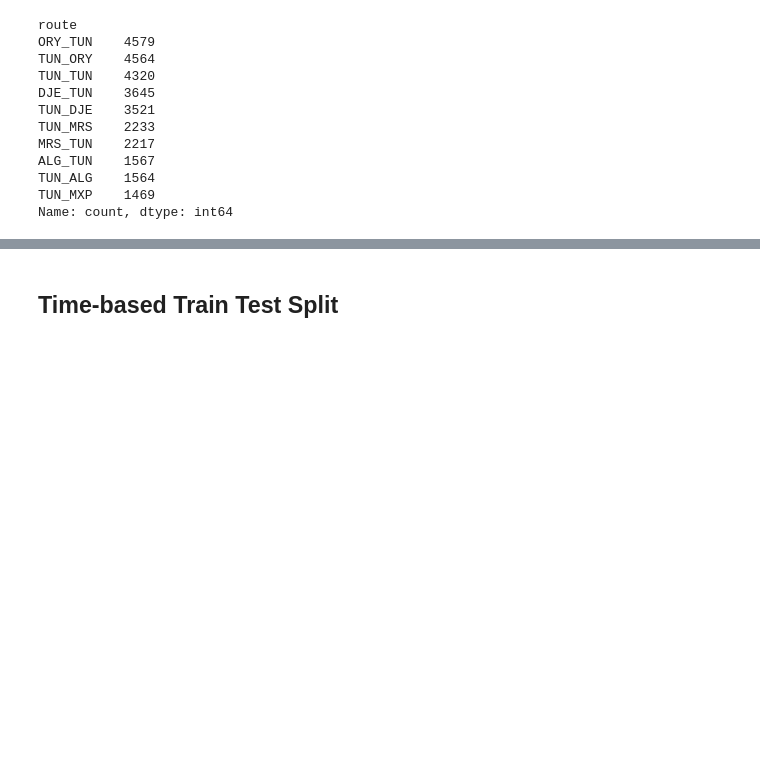
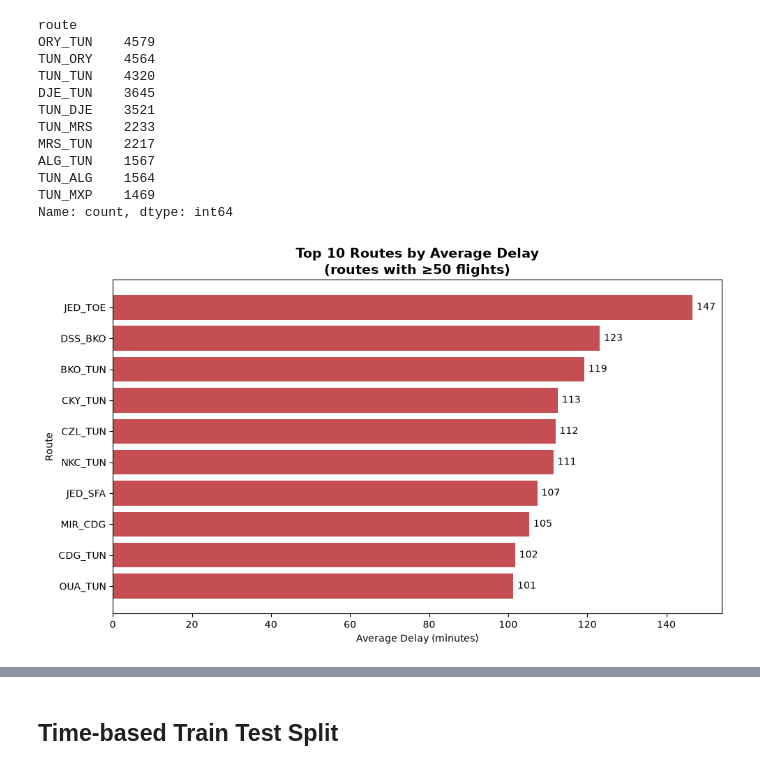
Before and after one commit to Lucaisok/ml_project_flight_delay_prediction, a Jupyter notebook: 04_flight_delay_modeling.ipynb, the cells around one changed output, grey strips where cells are left out. Cells and saved outputs as stored; diff of their text form; code cells hidden in the pictures; blank space fills up the shorter version.

Commit message:
plots

```diff
--- a/04_flight_delay_modeling.ipynb
+++ b/04_flight_delay_modeling.ipynb
@@ -55,6 +55,33 @@ ALG_TUN    1567
 TUN_ALG    1564
 TUN_MXP    1469
 Name: count, dtype: int64
+# %%
+import matplotlib.pyplot as plt
+
+# Filter to routes with a meaningful number of flights, so the ranking isn't
+# dominated by a route with just 1-2 flights and one extreme outlier delay
+route_stats = data.groupby('route')['target'].agg(['mean', 'count']).reset_index()
+route_stats = route_stats[route_stats['count'] >= 50]  # adjust threshold as needed
+
+top10_routes = route_stats.sort_values('mean', ascending=False).head(10)
+
+fig, ax = plt.subplots(figsize=(10, 6))
+
+ax.barh(top10_routes['route'], top10_routes['mean'], color='#C44E52')
+ax.invert_yaxis()  # highest delay at top
+
+ax.set_title('Top 10 Routes by Average Delay\n(routes with ≥50 flights)', fontsize=14, fontweight='bold')
+ax.set_xlabel('Average Delay (minutes)')
+ax.set_ylabel('Route')
+
+for i, (route, mean_val) in enumerate(zip(top10_routes['route'], top10_routes['mean'])):
+    ax.text(mean_val + 1, i, f'{mean_val:.0f}', va='center')
+
+plt.tight_layout()
+plt.savefig('plots/top10_routes_delay.png', dpi=150)
+plt.show()
+# %% [output]
+[figure, added]
 # %%
 # delay propagation cols creation (safe to do before split cause we have time-based split which avoid leakage)
 import numpy as np
```
Also changed, not shown: parts of 17 cells of this notebook, 9 other files.
